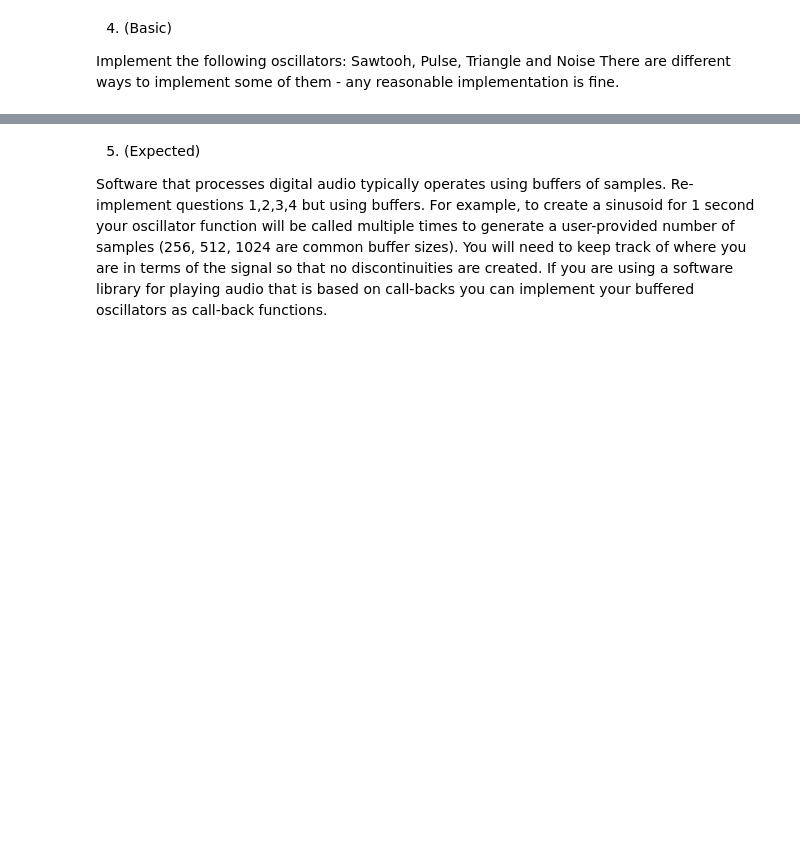
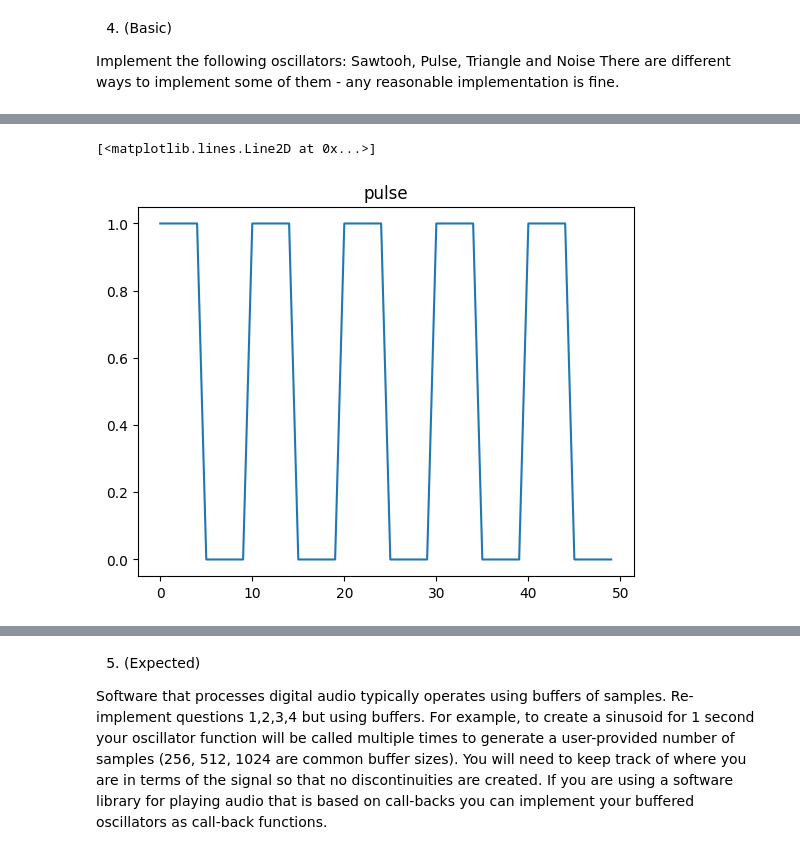
Before and after one commit to iamvickynguyen/CSC484D-Synthesizer, a Jupyter notebook: A1/A1.ipynb, the cells around one changed output, grey strips where cells are left out. Cells and saved outputs as stored; diff of their text form; code cells hidden in the pictures; blank space fills up the shorter version.

```diff
--- a/A1/A1.ipynb
+++ b/A1/A1.ipynb
@@ -186,0 +160,7 @@ ipd.Audio(data, rate=srate)
+# %%
+y = pulse(x)[:50]
+plt.title("pulse")
+plt.plot(y)
+# %% [output]
+[<matplotlib.lines.Line2D at 0x...>]
+[figure, added]
```
Also changed, not shown: parts of 8 cells of this notebook, 1 other file.
